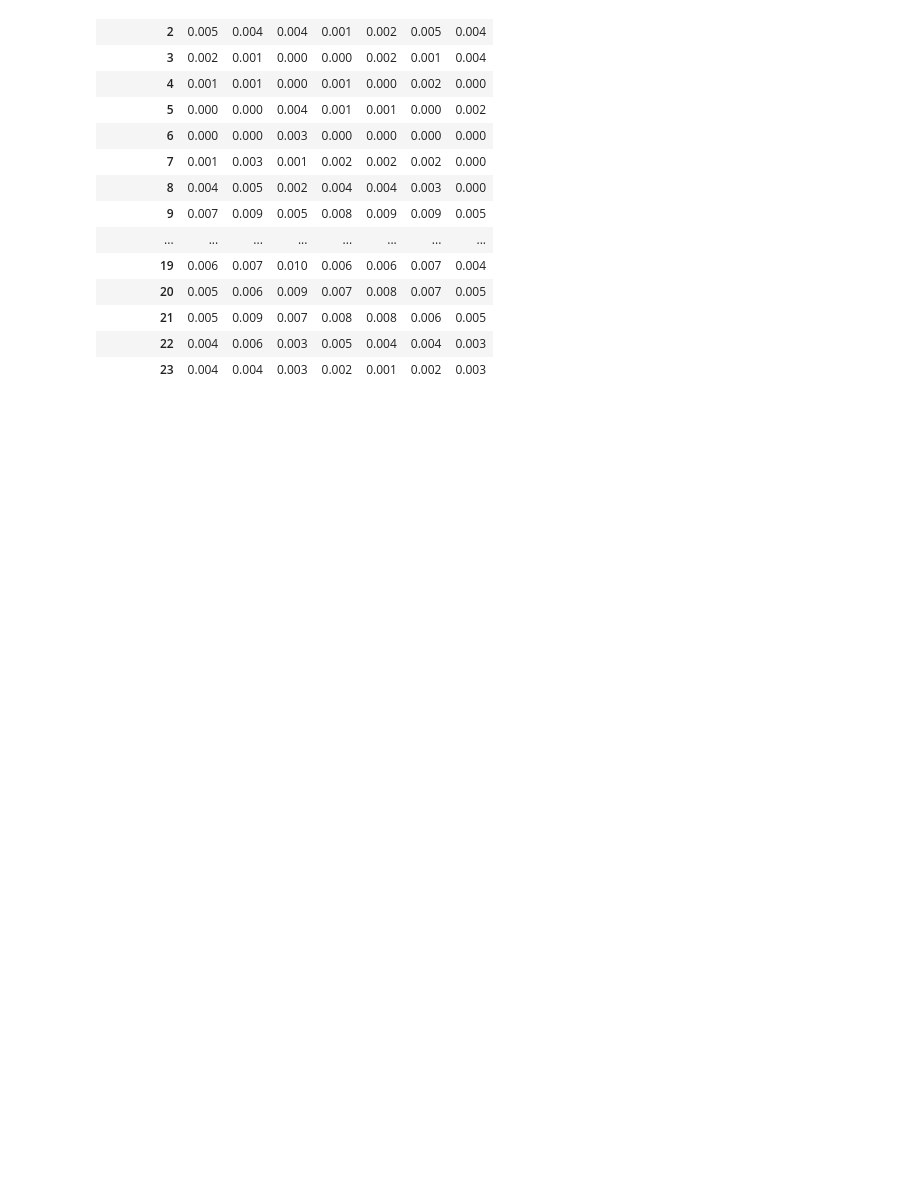
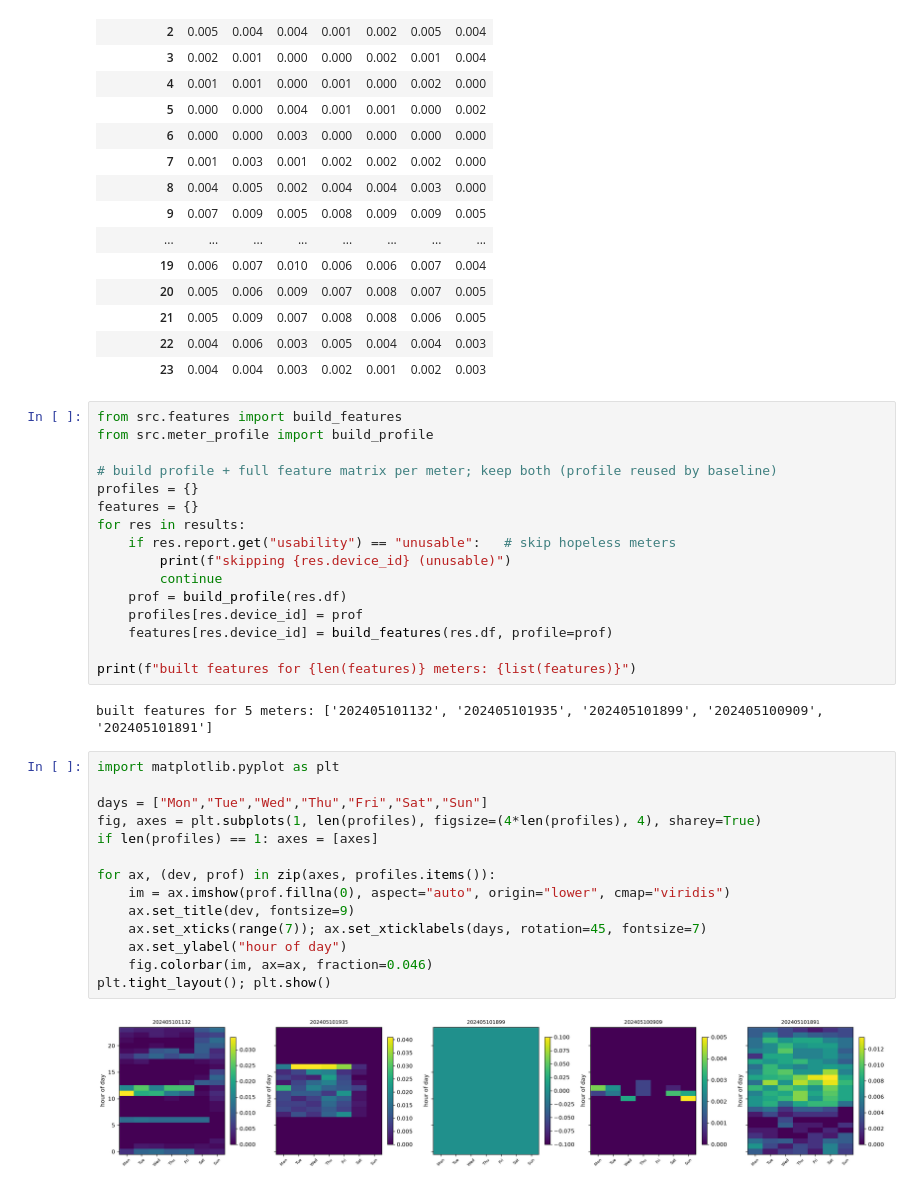
Before and after one commit to Panayiotiscyprus1/ML-Based-Anomaly-and-Attack-Detection-for-Smart-Meter-Telemetry, a Jupyter notebook: notebooks/01_explore_snapshot.ipynb, the cells around one changed output. Cells and saved outputs as stored; diff of their text form; blank space fills up the shorter version.

Commit message:
updated README.md + features built for all meters, and profile heatmap in notebook

```diff
--- a/notebooks/01_explore_snapshot.ipynb
+++ b/notebooks/01_explore_snapshot.ipynb
@@ -392,3 +392,37 @@ prof.round(3)
 | 21 | 0.005 | 0.009 | 0.007 | 0.008 | 0.008 | 0.006 | 0.005 |
 | 22 | 0.004 | 0.006 | 0.003 | 0.005 | 0.004 | 0.004 | 0.003 |
 | 23 | 0.004 | 0.004 | 0.003 | 0.002 | 0.001 | 0.002 | 0.003 |
+# %%
+from src.features import build_features
+from src.meter_profile import build_profile
+
+# build profile + full feature matrix per meter; keep both (profile reused by baseline)
+profiles = {}
+features = {}
+for res in results:
+    if res.report.get("usability") == "unusable":   # skip hopeless meters
+        print(f"skipping {res.device_id} (unusable)")
+        continue
+    prof = build_profile(res.df)
+    profiles[res.device_id] = prof
+    features[res.device_id] = build_features(res.df, profile=prof)
+
+print(f"built features for {len(features)} meters: {list(features)}")
+# %% [output]
+built features for 5 meters: ['202405101132', '202405101935', '202405101899', '202405100909', '202405101891']
+# %%
+import matplotlib.pyplot as plt
+
+days = ["Mon","Tue","Wed","Thu","Fri","Sat","Sun"]
+fig, axes = plt.subplots(1, len(profiles), figsize=(4*len(profiles), 4), sharey=True)
+if len(profiles) == 1: axes = [axes]
+
+for ax, (dev, prof) in zip(axes, profiles.items()):
+    im = ax.imshow(prof.fillna(0), aspect="auto", origin="lower", cmap="viridis")
+    ax.set_title(dev, fontsize=9)
+    ax.set_xticks(range(7)); ax.set_xticklabels(days, rotation=45, fontsize=7)
+    ax.set_ylabel("hour of day")
+    fig.colorbar(im, ax=ax, fraction=0.046)
+plt.tight_layout(); plt.show()
+# %% [output]
+[figure, added]
```
Also changed, not shown: parts of 1 cell of this notebook, 1 other file.
